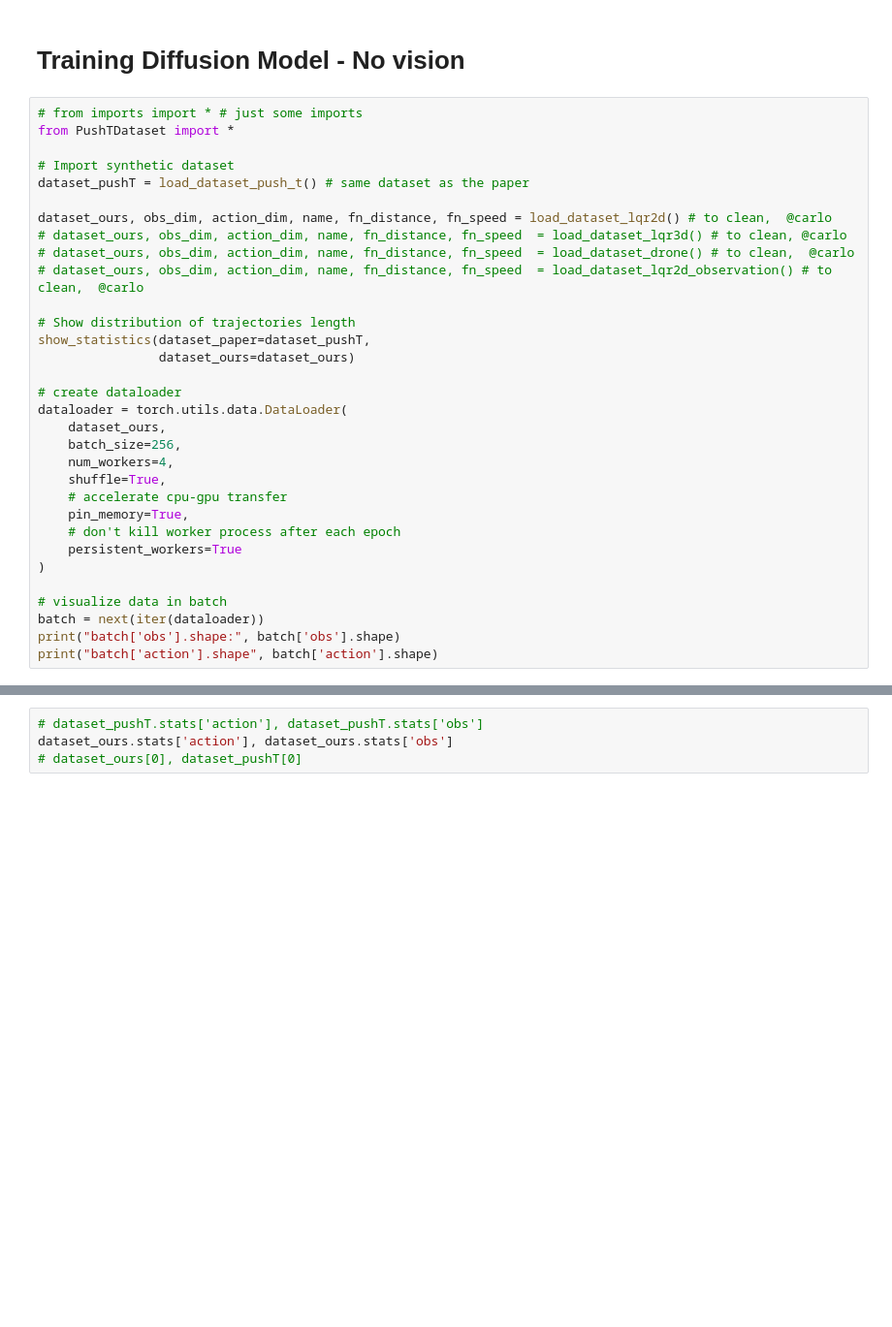
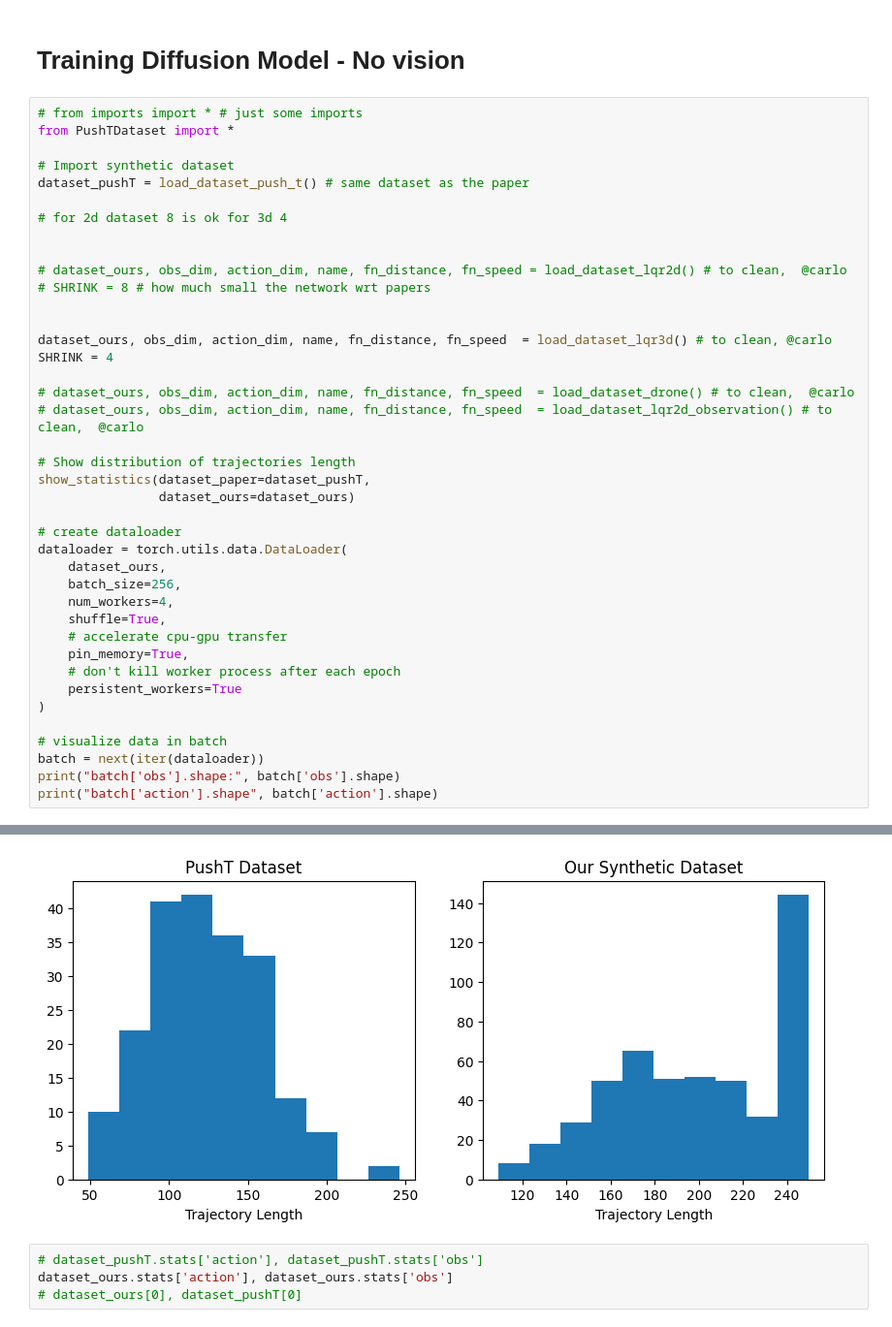
Before and after one commit to matteoguarrera/planning, a Jupyter notebook: DiffusionTraining.ipynb, the cells around one changed output, grey strips where cells are left out. Shown at 97% size. Cells and saved outputs as stored; diff of their text form; blank space fills up the shorter version.

```diff
--- a/DiffusionTraining.ipynb
+++ b/DiffusionTraining.ipynb
@@ -7,8 +7,16 @@ from PushTDataset import *
 # Import synthetic dataset
 dataset_pushT = load_dataset_push_t() # same dataset as the paper
 
-dataset_ours, obs_dim, action_dim, name, fn_distance, fn_speed = load_dataset_lqr2d() # to clean,  @carlo
-# dataset_ours, obs_dim, action_dim, name, fn_distance, fn_speed  = load_dataset_lqr3d() # to clean, @carlo
+# for 2d dataset 8 is ok for 3d 4
+
+
+# dataset_ours, obs_dim, action_dim, name, fn_distance, fn_speed = load_dataset_lqr2d() # to clean,  @carlo
+# SHRINK = 8 # how much small the network wrt papers
+
+
+dataset_ours, obs_dim, action_dim, name, fn_distance, fn_speed  = load_dataset_lqr3d() # to clean, @carlo
+SHRINK = 4
+
 # dataset_ours, obs_dim, action_dim, name, fn_distance, fn_speed  = load_dataset_drone() # to clean,  @carlo
 # dataset_ours, obs_dim, action_dim, name, fn_distance, fn_speed  = load_dataset_lqr2d_observation() # to clean,  @carlo
 
@@ -32,3 +40,4 @@ dataloader = torch.utils.data.DataLoader(
 batch = next(iter(dataloader))
 print("batch['obs'].shape:", batch['obs'].shape)
 print("batch['action'].shape", batch['action'].shape)
+# %% [output]
@@ -35,3 +49,4 @@ print("batch['action'].shape", batch['action'].shape)
+[figure, added]
 # %%
 # dataset_pushT.stats['action'], dataset_pushT.stats['obs']
 dataset_ours.stats['action'], dataset_ours.stats['obs']
```
Also changed, not shown: parts of 3 cells of this notebook, 2 other files.
